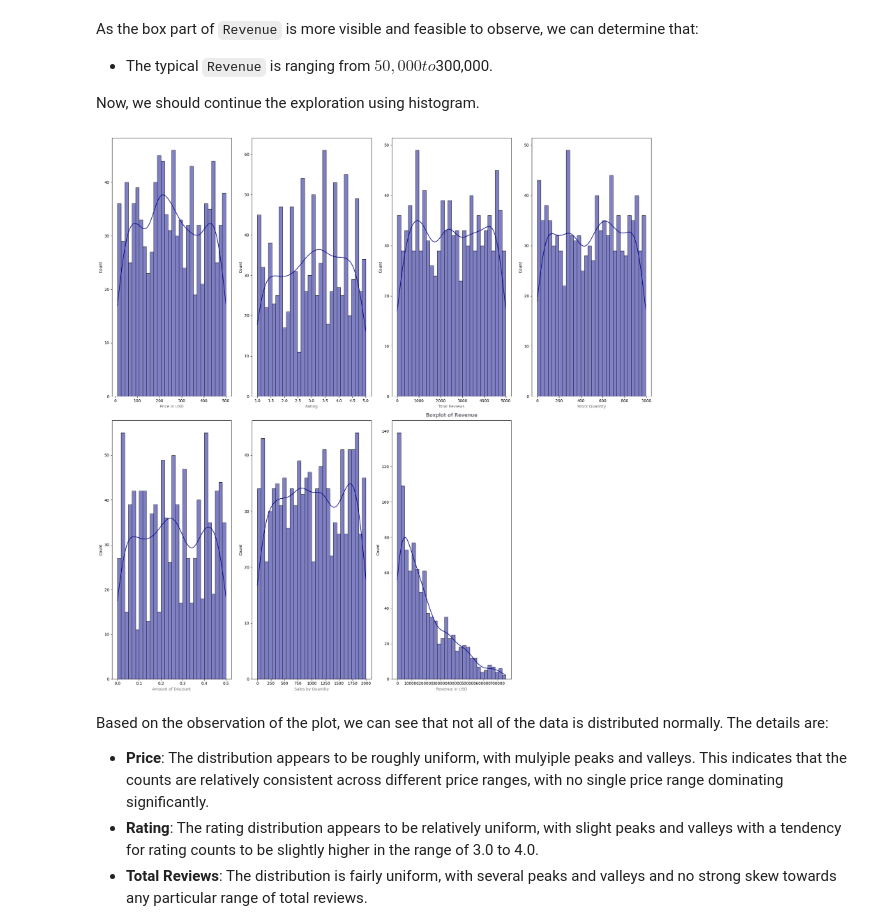
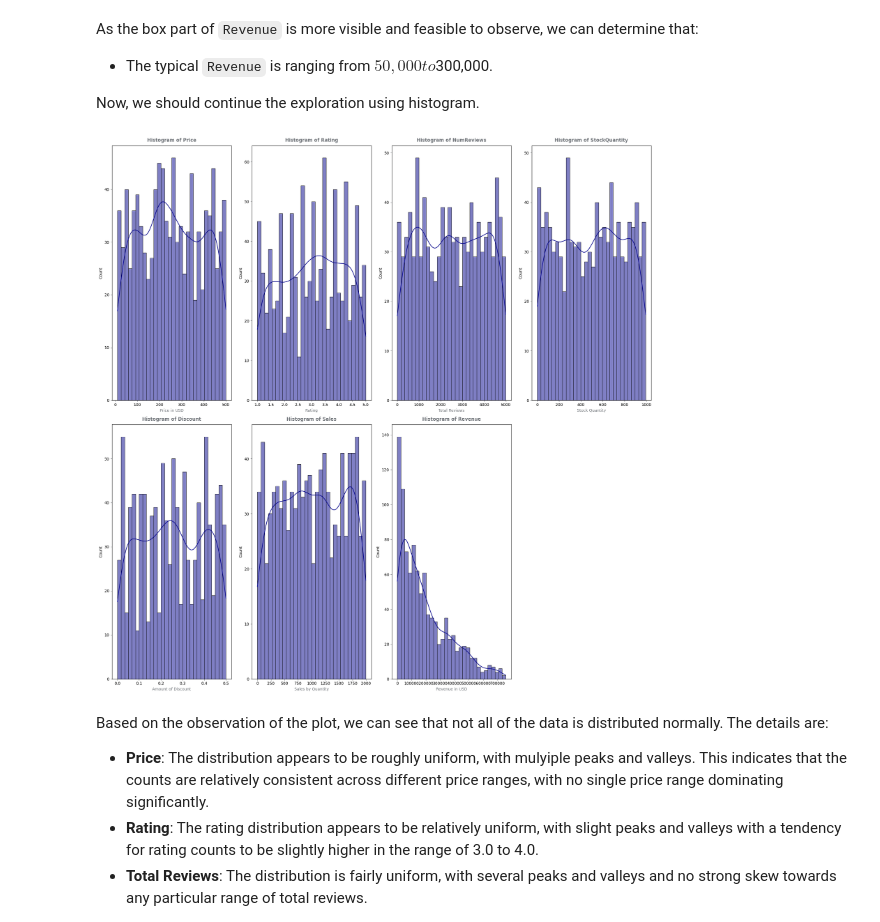
Before and after one commit to lazuardifp19/lazuardfp_portfolio, a Jupyter notebook: Ecommerce Analysis K Means/ecommerce-analysis.ipynb, the cells around one changed output. Drawn from its saved outputs; the diff is of its cells as text; code cells hidden in the pictures.

```diff
--- a/Ecommerce Analysis K Means/ecommerce-analysis.ipynb
+++ b/Ecommerce Analysis K Means/ecommerce-analysis.ipynb
@@ -324,38 +325,37 @@ for i in range (len(num_var)):
         sns.histplot(x=num_var[i], data=df, color='darkblue', bins=30, kde=True,ax=ax[i])
         ax[i].set_xlabel('Rating', color='#6F7378')
 
     elif num_var[i] == 'NumReviews':
         sns.histplot(x=num_var[i], data=df, color='darkblue', bins=30, kde=True, ax=ax[i])
         ax[i].set_xlabel('Total Reviews', color='#6F7378')
 
     elif num_var[i] == 'StockQuantity':
         sns.histplot(x=num_var[i], data=df, color='darkblue', bins= 30, kde=True, ax=ax[i])
         ax[i].set_xlabel('Stock Quantity', color='#6F7378')
 
     elif num_var[i] == 'Discount':
         sns.histplot(x=num_var[i], data=df, color='darkblue', bins=30, kde=True, ax=ax[i])
         ax[i].set_xlabel('Amount of Discount', color='#6F7378')
 
     elif num_var[i] == 'Sales':
         sns.histplot(x=num_var[i], data=df, color='darkblue', bins= 30, kde=True, ax=ax[i])
         ax[i].set_xlabel('Sales by Quantity', color='#6F7378')
 
     else:
         sns.histplot(x=num_var[i], data=df, color='darkblue', bins=30, kde=True, ax=ax[i])
         ax[i].set_xlabel('Revenue in USD', color='#6F7378')
 
-# Change the tick color
-ax[i].tick_params(color='#6F7378')
-
-ax[i].set_title(f'Boxplot of {num_var[i]}', weight='bold', color='#6F7378', pad=10)
+    # Change the tick color
+    ax[i].tick_params(color='#6F7378')
+    ax[i].set_title(f'Histogram of {num_var[i]}', weight='bold', color='#6F7378', pad=10)
 
 # Remove the empty subplot
 fig.delaxes(ax[-1])
 
 plt.tight_layout()
 plt.show()
 # %% [output]
-[figure, old version]
+[figure, new version]
 # %% [markdown]
 Based on the observation of the plot, we can see that not all of the data is distributed normally. The details are:
 - **Price**: The distribution appears to be roughly uniform, with mulyiple peaks and valleys. This indicates that the counts are relatively consistent across different price ranges, with no single price range dominating significantly.
```
Also changed, not shown: parts of 20 cells of this notebook.
